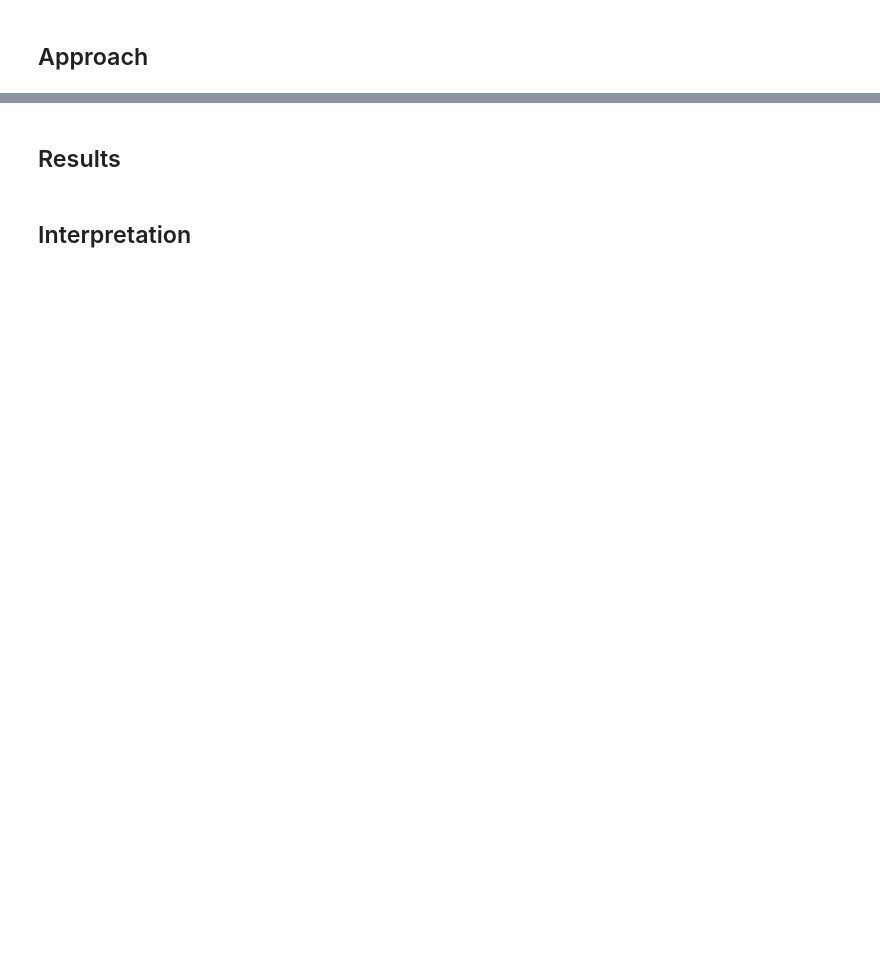
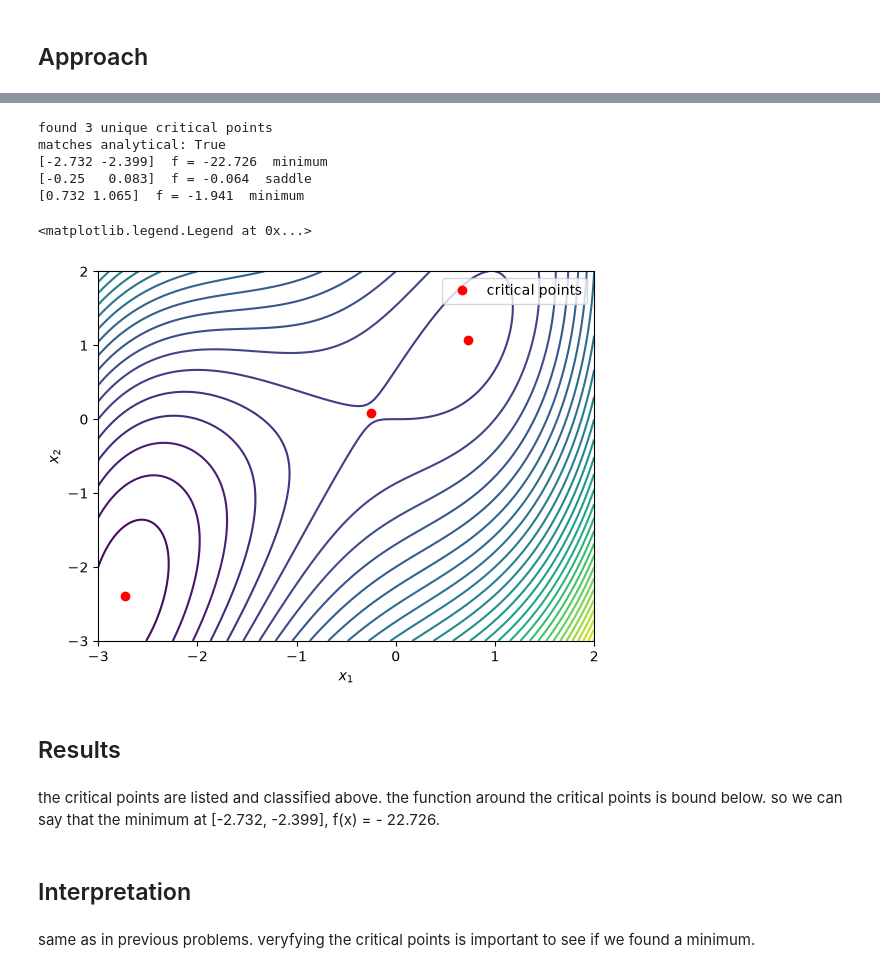
Before and after one commit to S0mar/MDO_Learn, a Jupyter notebook: solutions/ch04/prob4_5.ipynb, the cells around one changed output, grey strips where cells are left out. Saved outputs shown, nothing was run; the diff lists cells and outputs as text; code cells hidden in the pictures; blank space fills up the shorter version.

```diff
--- a/solutions/ch04/prob4_5.ipynb
+++ b/solutions/ch04/prob4_5.ipynb
@@ -34,4 +121,70 @@ def contour(f, xlim, ylim, n=200, levels=40, ax=None):
+# %%
+#solve using code
+
+def grad_f(x):
+    x1, x2 = x
+    df_dx1 = 4 * x1 ** 3 + 9 * x1 ** 2 - 6 * x2
+    df_dx2 = 6 * x2 - 6 * x1 - 2
+    return np.array([df_dx1, df_dx2])
+
+def hess_f(x):
+    x1, x2 = x
+    d2f_dx1dx1 = 12 * x1 ** 2 + 18 * x1
+    d2f_dx1dx2 = -6
+    d2f_dx2dx1 = -6
+    d2f_dx2dx2 = 6
+    return np.array([[d2f_dx1dx1, d2f_dx1dx2],
+                     [d2f_dx2dx1, d2f_dx2dx2]])
+
+# find the critical points by solving grad_f(x) = 0 from a grid of starting points
+x1_starts = np.linspace(-3, 2, 5)
+x2_starts = np.linspace(-3, 2, 5)
+
+critical_points = []
+for x1_0 in x1_starts:
+    for x2_0 in x2_starts:
+        res = optimize.root(grad_f, [x1_0, x2_0], jac=hess_f)
+        if not res.success:
+            continue                                   # solver did not converge
+        if any(np.allclose(res.x, cp, atol=1e-6) for cp in critical_points):
+            continue                                   # already found
+        critical_points.append(res.x)
+
+critical_points = np.array(critical_points) #convert to array so we can sort it
+critical_points = critical_points[np.argsort(critical_points[:, 0])] #sort by x1
+
+# compare with the analytical solution
+s = np.sqrt(3)
+analytical = np.array([[-1 - s, -2/3 - s],
+                       [-1/4,    1/12],
+                       [-1 + s, -2/3 + s]])             # sorted by x1
+print("found", len(critical_points), "unique critical points")
+print("matches analytical:", critical_points.shape == analytical.shape
+      and np.allclose(critical_points, analytical, atol=1e-6))
+
+for x in critical_points:
+    eig = np.linalg.eigvalsh(hess_f(x))
+    kind = "minimum" if np.all(eig > 0) else "maximum" if np.all(eig < 0) else "saddle"
+    print(f"{np.round(x, 3)}  f = {f(x):.3f}  {kind}")
+# %% [output]
+found 3 unique critical points
+matches analytical: True
+[-2.732 -2.399]  f = -22.726  minimum
+[-0.25   0.083]  f = -0.064  saddle
+[0.732 1.065]  f = -1.941  minimum
+# %%
+# plot the contour and critical points
+ax = contour(f, (-3, 2), (-3, 2))
+ax.plot(critical_points[:, 0], critical_points[:, 1], 'ro', label="critical points")
+ax.legend()
+# %% [output]
+<matplotlib.legend.Legend at 0x...>
+[figure, added]
 # %% [markdown]
 ## Results
+# %% [markdown]
+the critical points are listed and classified above. the function around the critical points is bound below. so we can say that the minimum at [-2.732, -2.399], f(x) = - 22.726.
 # %% [markdown]
 ## Interpretation
+# %% [markdown]
+same as in previous problems. veryfying the critical points is important to see if we found a minimum.
```
Also changed, not shown: parts of 2 cells of this notebook, 2 other files.
